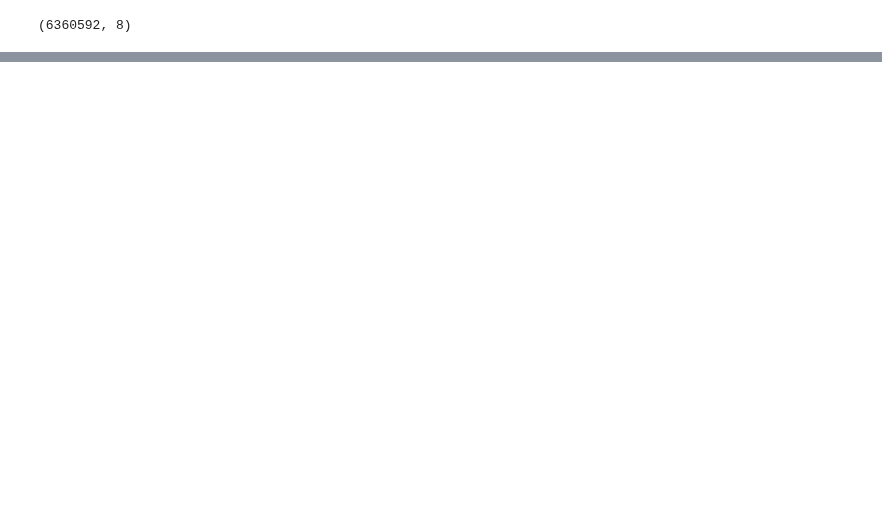
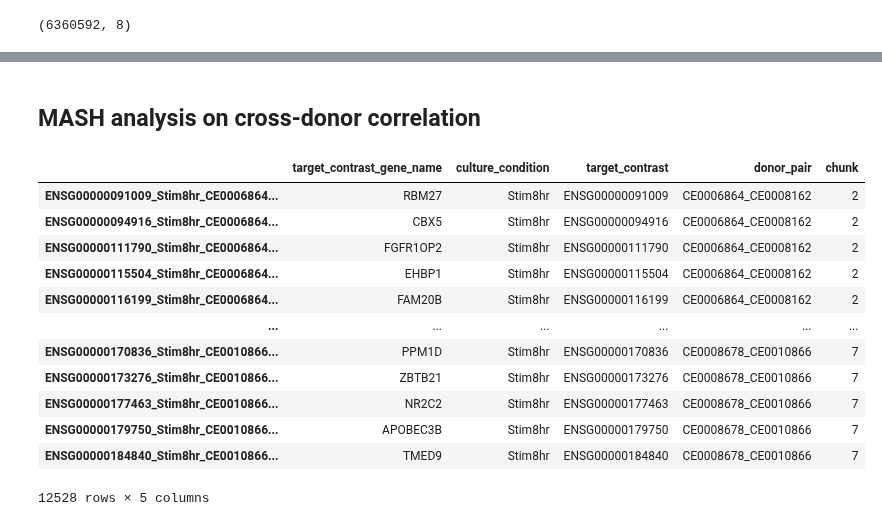
Before and after one commit to emdann/GWT_perturbseq_analysis_2025, a Jupyter notebook: src/3_DE_analysis/K562_DE/K562_DEseq2.ipynb, the cells around one changed output, grey strips where cells are left out. Cells and saved outputs as stored; diff of their text form; code cells hidden in the pictures; blank space fills up the shorter version.

```diff
--- a/src/3_DE_analysis/K562_DE/K562_DEseq2.ipynb
+++ b/src/3_DE_analysis/K562_DE/K562_DEseq2.ipynb
@@ -324,2 +333,5 @@ for ts in tqdm(test_targets, desc="Processing test targets"):
 # %%
 all_res_df.to_parquet('/mnt/oak/users/emma/data/GWT/CD4i_final/MASH_comparison_results.parquet')
+# %%
+all_res_df = pd.read_parquet('/mnt/oak/users/emma/data/GWT/CD4i_final/MASH_comparison_results.parquet')
+all_res_df.head()
@@ -325,0 +345,27 @@ all_res_df.to_parquet('/mnt/oak/users/emma/data/GWT/CD4i_final/MASH_comparison_r
+# %%
+all_res_df['target_contrast_gene_name'] = all_res_df['test'].str.split("_").str[0]
+# %% [markdown]
+## MASH analysis on cross-donor correlation
+# %%
+datadir = '/mnt/oak/users/emma/data/GWT/CD4i_final/'
+experiment_name = 'CD4i_final'
+adata_de = sc.read_h5ad(datadir + f'/{experiment_name}.DE_donor_robustness.h5ad')
+# DE_stats = pd.read_csv(datadir + f'/DE_results_all_confounders/DE_summary_stats_per_target.csv', index_col=0)
+# %%
+adata_de = adata_de[adata_de.obs['target_contrast_gene_name'].isin(all_res_df['target_contrast_gene_name'].unique())].copy()
+# %%
+adata_de.obs
+# %% [output]
+|  | target_contrast_gene_name | culture_condition | target_contrast | donor_pair | chunk |
+| ENSG00000091009_Stim8hr_CE0006864... | RBM27 | Stim8hr | ENSG00000091009 | CE0006864_CE0008162 | 2 |
+| ENSG00000094916_Stim8hr_CE0006864... | CBX5 | Stim8hr | ENSG00000094916 | CE0006864_CE0008162 | 2 |
+| ENSG00000111790_Stim8hr_CE0006864... | FGFR1OP2 | Stim8hr | ENSG00000111790 | CE0006864_CE0008162 | 2 |
+| ENSG00000115504_Stim8hr_CE0006864... | EHBP1 | Stim8hr | ENSG00000115504 | CE0006864_CE0008162 | 2 |
+| ENSG00000116199_Stim8hr_CE0006864... | FAM20B | Stim8hr | ENSG00000116199 | CE0006864_CE0008162 | 2 |
+| ... | ... | ... | ... | ... | ... |
+| ENSG00000170836_Stim8hr_CE0010866... | PPM1D | Stim8hr | ENSG00000170836 | CE0008678_CE0010866 | 7 |
+| ENSG00000173276_Stim8hr_CE0010866... | ZBTB21 | Stim8hr | ENSG00000173276 | CE0008678_CE0010866 | 7 |
+| ENSG00000177463_Stim8hr_CE0010866... | NR2C2 | Stim8hr | ENSG00000177463 | CE0008678_CE0010866 | 7 |
+| ENSG00000179750_Stim8hr_CE0010866... | APOBEC3B | Stim8hr | ENSG00000179750 | CE0008678_CE0010866 | 7 |
+| ENSG00000184840_Stim8hr_CE0010866... | TMED9 | Stim8hr | ENSG00000184840 | CE0008678_CE0010866 | 7 |
+12528 rows × 5 columns
```
Also changed, not shown: parts of 8 cells of this notebook, 26 other files.
